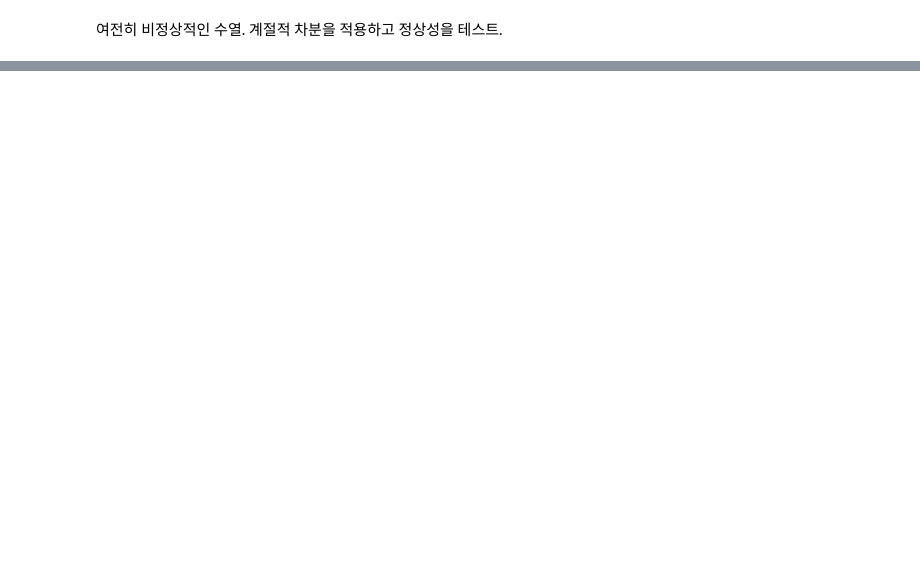
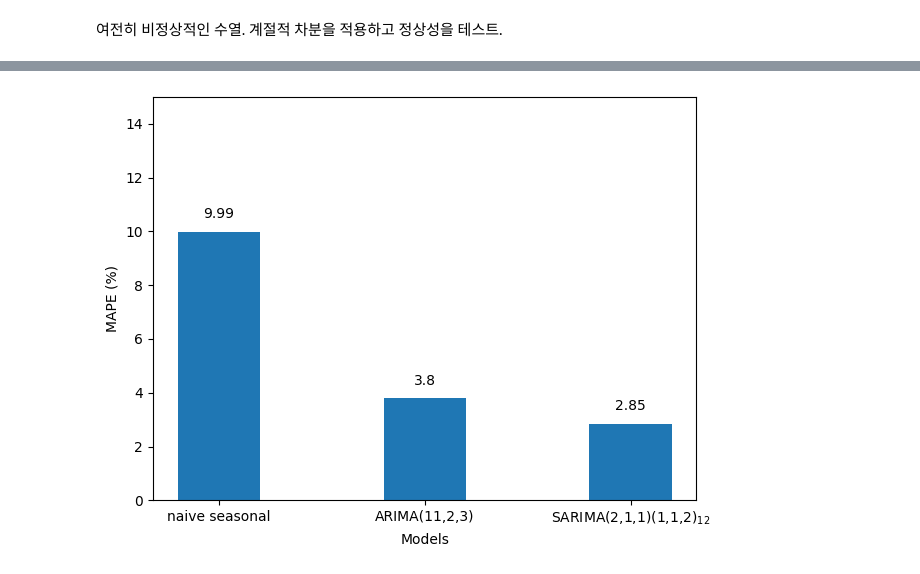
Before and after one commit to mskcho00/TimeSeries-Self-Practice, a Jupyter notebook: 8_SARIMA.ipynb, the cells around one changed output, grey strips where cells are left out. Drawn from its saved outputs; the diff is of its cells as text; code cells hidden in the pictures; blank space fills up the shorter version.

Commit message:
20260907 SARIMA Finish

```diff
--- a/8_SARIMA.ipynb
+++ b/8_SARIMA.ipynb
@@ -472,0 +509,6 @@ p-val: 3.823046856143681e-30
+# %%
+SARIMA_model = SARIMAX(train, order = (2,1,1), seasonal_order=(1,1,2,12),
+                       simple_differencing= False)
+SARIMA_model_fit = SARIMA_model.fit(disp = False)
+
+SARIMA_model_fit.plot_diagnostics(figsize = (10,8))
@@ -472,0 +549,4 @@ p-val: 3.823046856143681e-30
+# %%
+SARIMA_pred = SARIMA_model_fit.get_prediction(132,143).predicted_mean #1960년의 월별 항공 승객수 예측
+
+test['SARIMA_pred'] = SARIMA_pred
@@ -472,0 +617,31 @@ p-val: 3.823046856143681e-30
+# %%
+# MAPE를 측정해 막대형 차트에 표시
+
+def mape(y_true, y_pred):
+    return np.mean(np.abs((y_true - y_pred) / y_true)) * 100
+
+mape_naive_seasonal = mape(test['Passengers'], test['naive_seasonal'])
+mape_ARIMA = mape(test['Passengers'], test['ARIMA_pred'])
+mape_SARIMA = mape(test['Passengers'], test['SARIMA_pred'])
+
+fig, ax = plt.subplots()
+
+x = ['naive seasonal', 'ARIMA(11,2,3)', 'SARIMA(2,1,1)(1,1,2)$_{12}$']
+y = [mape_naive_seasonal, mape_ARIMA, mape_SARIMA]
+
+ax.bar(x, y, width = 0.4)
+ax.set_xlabel('Models')
+ax.set_ylabel('MAPE (%)')
+ax.set_ylim(0, 15)
+
+for index, value in enumerate(y):
+    plt.text(x = index, y = value + .5, s = str(round(value, 2)), ha = 'center')
+    # x: enumerate(y)의 인덱스 (0,1,2). 막대 그래프 x 축이 카테고리(naive seasonal, ARIMA, SARIMA)
+    # 라도 내부적으로는 0,1,2 위치에 그려지므로, 그 위치 그대로 씀.
+    # y: 그 막대의 mape 값보다 0.5만큼 위
+    #s: 막대 위에 표시할 텍스트 문자열
+    # value: 그 막대의 MAPE 값
+
+plt.tight_layout()
+# %% [output]
+[figure, added]
```
Also changed, not shown: parts of 23 cells of this notebook.
